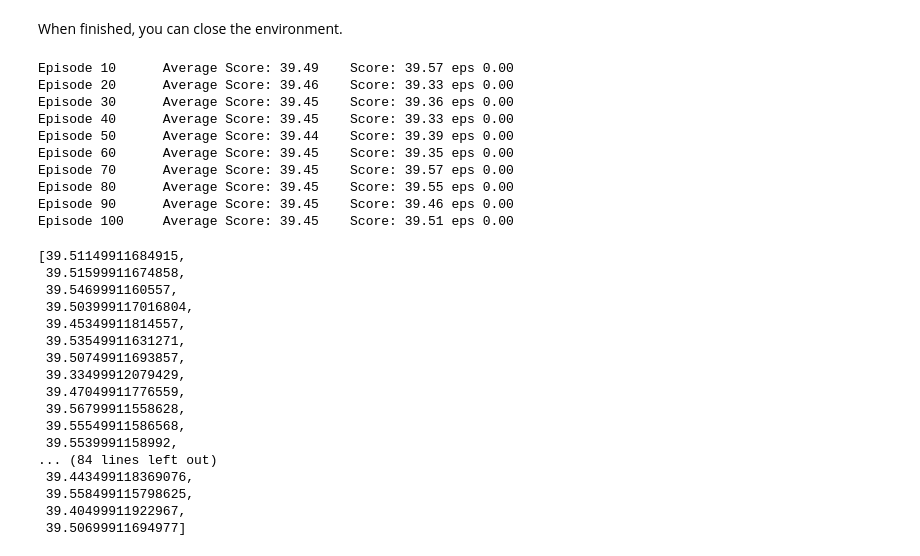
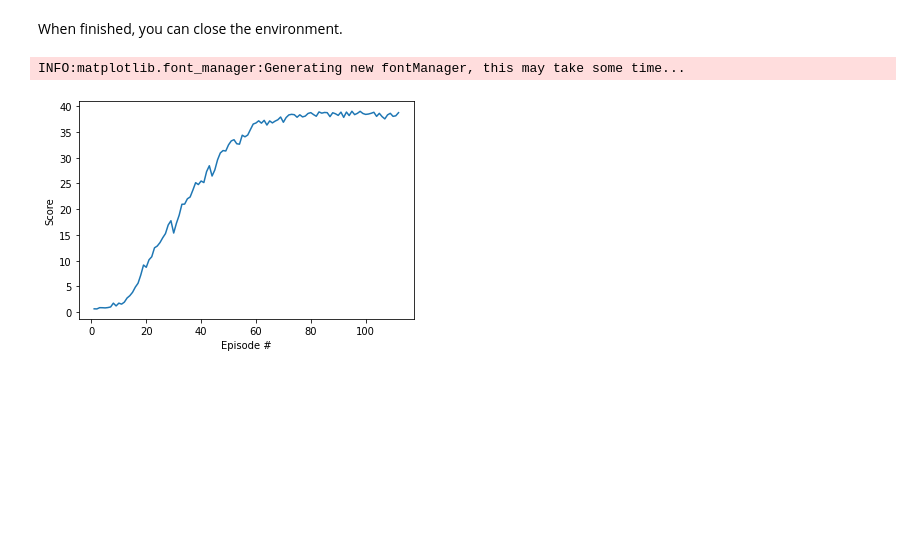
Before and after one commit to semberecki/udacity_rl_p2, a Jupyter notebook: Reacher-Solution-ddpg.ipynb, the cells around one changed output. Drawn from its saved outputs; the diff is of its cells as text; code cells hidden in the pictures; blank space fills up the shorter version.

```diff
--- a/Reacher-Solution-ddpg.ipynb
+++ b/Reacher-Solution-ddpg.ipynb
@@ -117,0 +97,5 @@ Environment solved in 32 episodes!      Average Score: 30.18
+# %%
+from ddpg_agent import Agent
+from ddpg_loop import ddpg
+agent = Agent(state_size=state_size, action_size=action_size, random_seed=0)
+scores = ddpg(env, agent, n_episodes=1000, checkpoints_dir="checkpoints/ddpg")
@@ -118,44 +121,13 @@ Environment solved in 32 episodes!      Average Score: 30.18
 # %% [markdown]
 When finished, you can close the environment.
 # %%
-# import matplotlib.pyplot as plt
-# fig = plt.figure()
-# ax = fig.add_subplot(111)
-# plt.plot(np.arange(1, len(scores)+1), scores)
-# plt.ylabel('Score')
-# plt.xlabel('Episode #')
-# plt.show()
+import matplotlib.pyplot as plt
+fig = plt.figure()
+ax = fig.add_subplot(111)
+plt.plot(np.arange(1, len(scores)+1), scores)
+plt.ylabel('Score')
+plt.xlabel('Episode #')
+plt.show()
+# %% [output]
+INFO:matplotlib.font_manager:Generating new fontManager, this may take some time...
+[figure, added]
-# %%
-from main import eval_ddpg
-scores = eval_ddpg(env, state_size, action_size,
-              actor_path='checkpoints/ddpg/132_checkpoint_actor_solved.pth',
-              critic_path='checkpoints/ddpg/132_checkpoint_critic_solved.pth',
-                 )
-# %% [output]
-Episode 10      Average Score: 39.49    Score: 39.57 eps 0.00
-Episode 20      Average Score: 39.46    Score: 39.33 eps 0.00
-Episode 30      Average Score: 39.45    Score: 39.36 eps 0.00
-Episode 40      Average Score: 39.45    Score: 39.33 eps 0.00
-Episode 50      Average Score: 39.44    Score: 39.39 eps 0.00
-Episode 60      Average Score: 39.45    Score: 39.35 eps 0.00
-Episode 70      Average Score: 39.45    Score: 39.57 eps 0.00
-Episode 80      Average Score: 39.45    Score: 39.55 eps 0.00
-Episode 90      Average Score: 39.45    Score: 39.46 eps 0.00
-Episode 100     Average Score: 39.45    Score: 39.51 eps 0.00
-[39.51149911684915,
- 39.51599911674858,
- 39.5469991160557,
- 39.503999117016804,
- 39.45349911814557,
- 39.53549911631271,
- 39.50749911693857,
- 39.33499912079429,
- 39.47049911776559,
- 39.56799911558628,
- 39.55549911586568,
- 39.5539991158992,
-... (84 lines left out)
- 39.443499118369076,
- 39.558499115798625,
- 39.40499911922967,
- 39.50699911694977]
```
Also changed, not shown: parts of 15 cells of this notebook, 28 other files.
